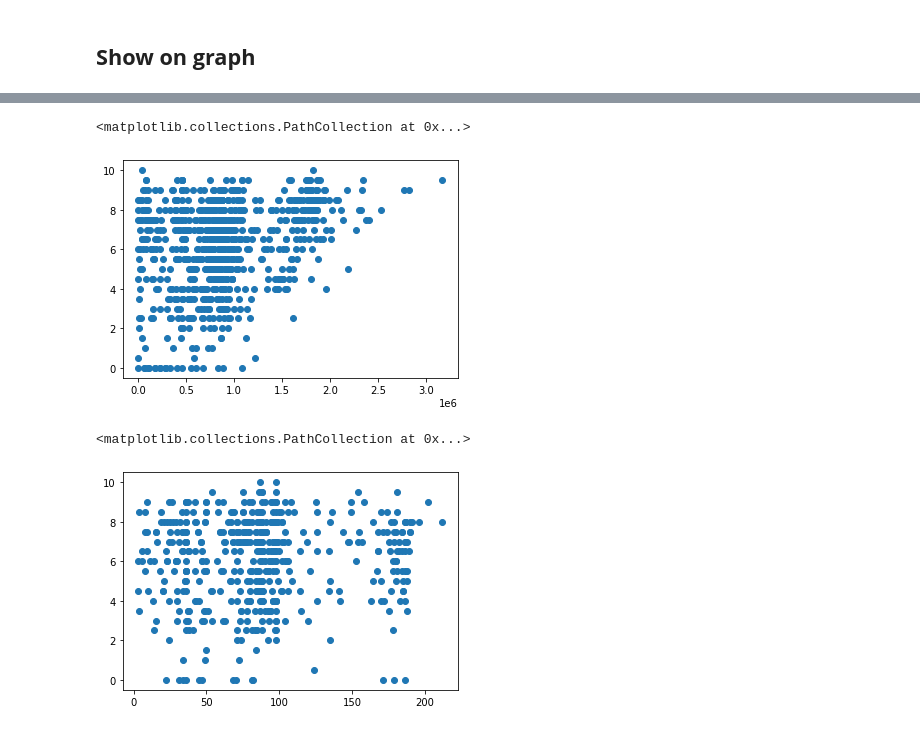
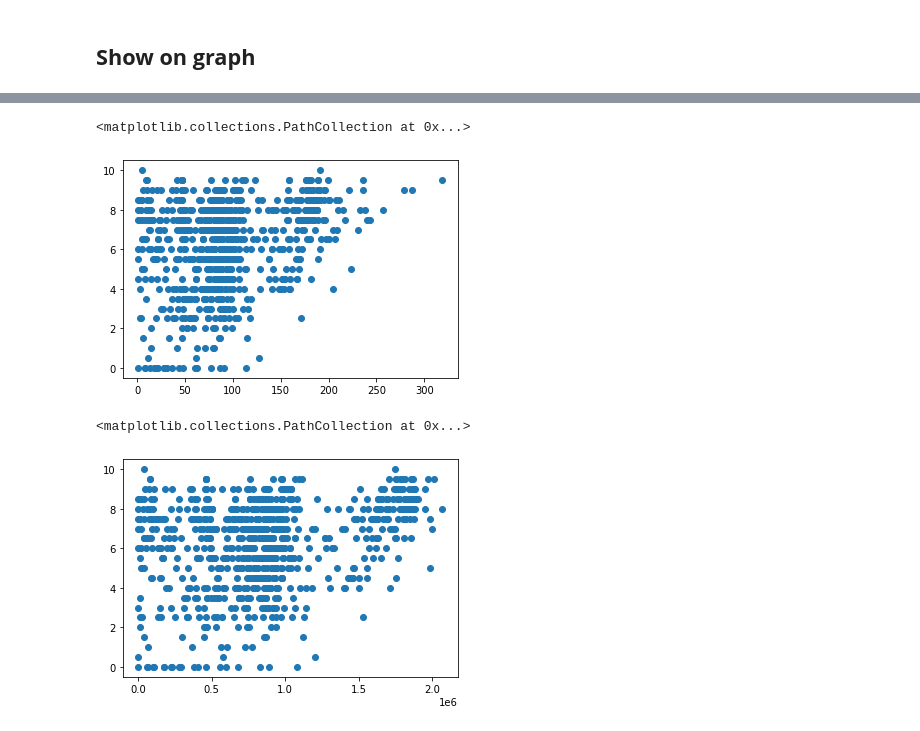
Before and after one commit to hoangquan1105/CS114.L21, a Jupyter notebook: scoreprediction.ipynb, the cells around one changed output, grey strips where cells are left out. Cells and saved outputs as stored; diff of their text form; code cells hidden in the pictures.

```diff
--- a/scoreprediction.ipynb
+++ b/scoreprediction.ipynb
@@ -133,5 +136,0 @@ for row in cur.execute('SELECT user_id, SUM(pre_score) FROM wecode WHERE is_fina
-# %%
-new_data=pd.DataFrame(cur.execute('SELECT user_id, COUNT(DISTINCT problem_id) AS sum_problem FROM wecode GROUP BY user_id'))
-new_data.rename(columns = {list(new_data)[0]:'user_id'}, inplace=True)
-new_data.rename(columns = {list(new_data)[1]:'sum_prob'}, inplace=True)
-new_data.head()
@@ -145,3 +136,0 @@ new_data.head()
-# %%
-new_data['sum_test']=pd.DataFrame(cur.execute('SELECT SUM(sum_test) FROM (SELECT user_id, assignment_id, problem_id, COUNT(*) AS sum_test FROM wecode GROUP BY user_id, problem_id, assignment_id) GROUP BY user_id'))
-new_data.head()
@@ -155,3 +136,0 @@ new_data.head()
-# %%
-new_data['total_score']=pd.DataFrame(cur.execute('SELECT SUM(pre_score) FROM wecode WHERE is_final = 1 GROUP BY user_id'))
-new_data.head()
@@ -165,4 +136,0 @@ new_data.head()
-# %%
-#1 Tổng số problem đã solved (is_final = 1 && pre_score=10000) / Tổng số problem có submit
-new_data['prob_solved/prob_submit']=pd.DataFrame(cur.execute('SELECT AVG(sum_problem) FROM (SELECT user_id, is_final, pre_score, COUNT(DISTINCT problem_id) AS sum_problem FROM wecode GROUP BY user_id) WHERE (is_final = 1 AND pre_score=10000) GROUP BY user_id'))
-new_data.head()
@@ -317,10 +286,10 @@ plt.show()
 # %%
-plt.scatter(X['total_score'],y)
+plt.scatter(X['sum_is_final_1'],y)
 # %% [output]
 <matplotlib.collections.PathCollection at 0x...>
-[figure, old version]
+[figure, new version]
 # %%
-plt.scatter(X['prob_solved/prob_submit'],y)
+plt.scatter(X['sum_max_scores'],y)
 # %% [output]
 <matplotlib.collections.PathCollection at 0x...>
-[figure, old version]
+[figure, new version]
```
Also changed, not shown: parts of 24 cells of this notebook.
